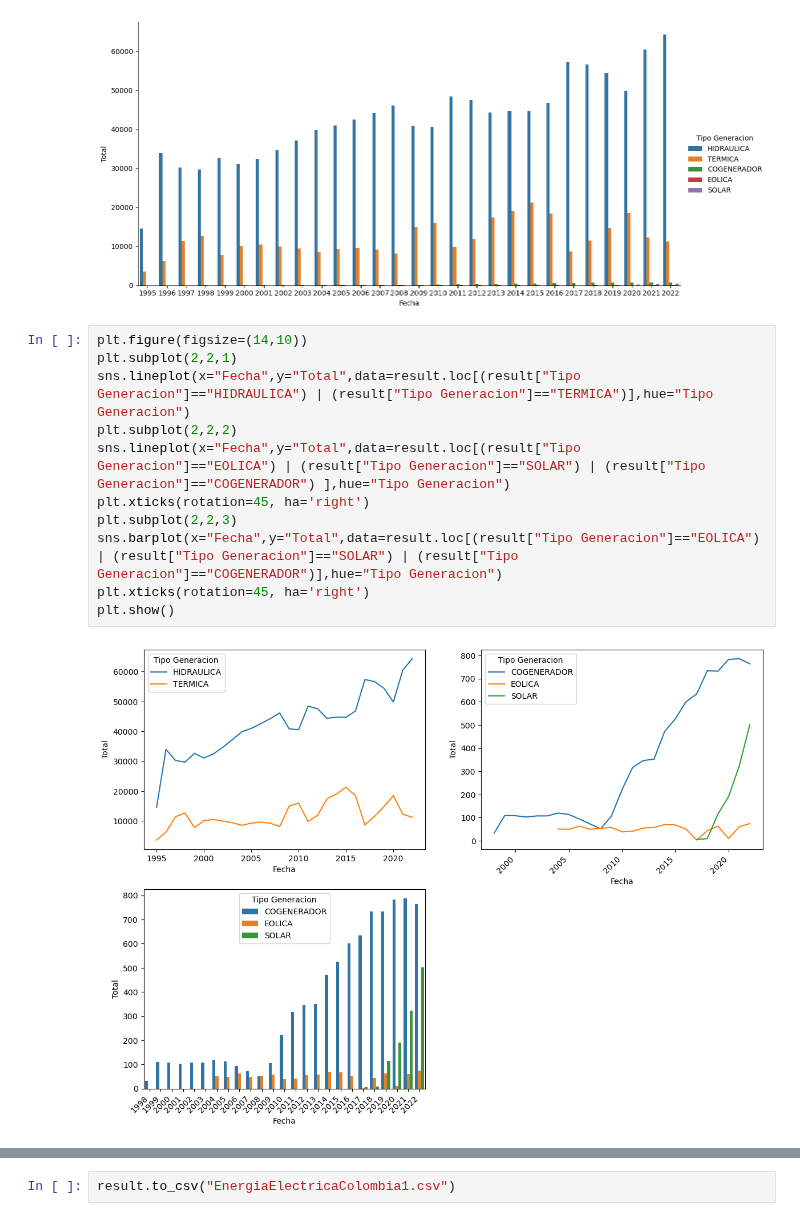
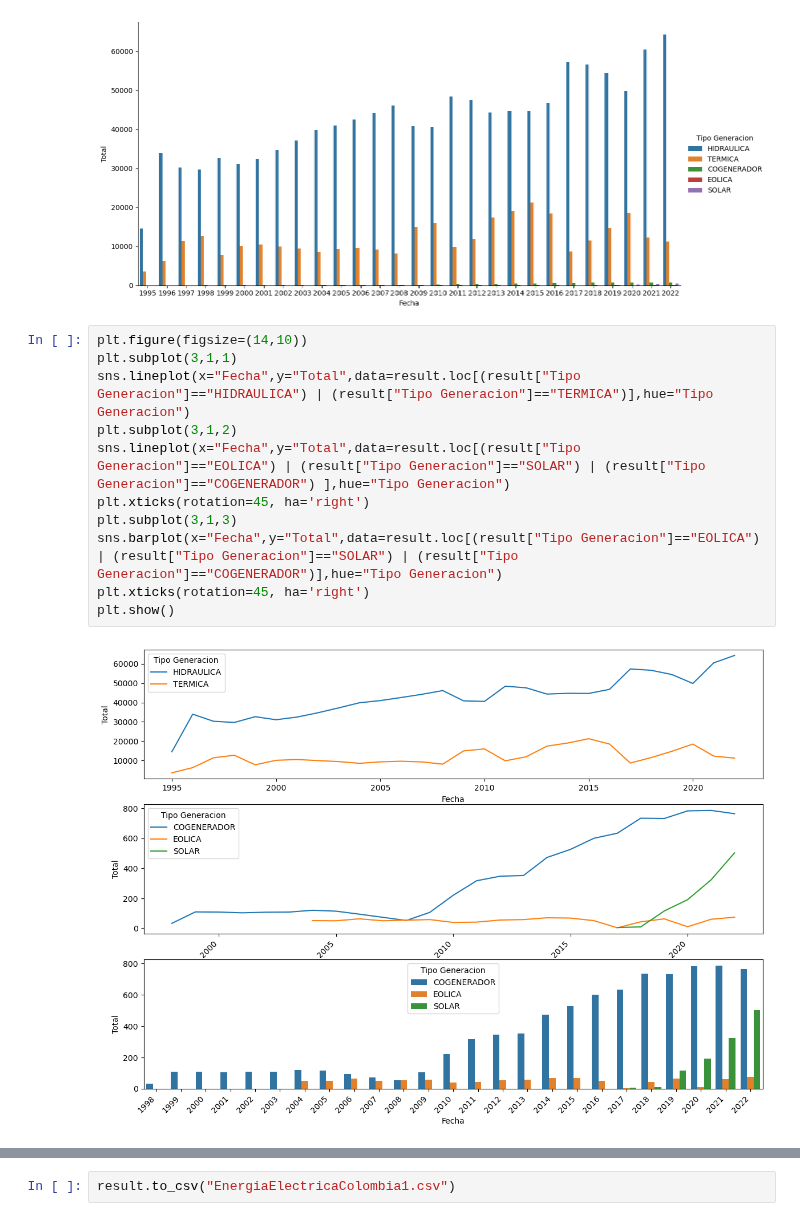
Before and after one commit to Mateoferrnandez/Projects, a Jupyter notebook: Personal Projects/Generacion electrica en Colombia/Dtacleaning.ipynb, the cells around one changed output, grey strips where cells are left out. Drawn from its saved outputs; the diff is of its cells as text.

```diff
--- a/Personal Projects/Generacion electrica en Colombia/Dtacleaning.ipynb
+++ b/Personal Projects/Generacion electrica en Colombia/Dtacleaning.ipynb
@@ -455,17 +408,17 @@ sns.catplot( data=result, kind="bar", x="Fecha", y="Total", hue="Tipo Generacion
 [figure]
 # %%
 plt.figure(figsize=(14,10))
-plt.subplot(2,2,1)
+plt.subplot(3,1,1)
 sns.lineplot(x="Fecha",y="Total",data=result.loc[(result["Tipo Generacion"]=="HIDRAULICA") | (result["Tipo Generacion"]=="TERMICA")],hue="Tipo Generacion")
-plt.subplot(2,2,2)
+plt.subplot(3,1,2)
 sns.lineplot(x="Fecha",y="Total",data=result.loc[(result["Tipo Generacion"]=="EOLICA") | (result["Tipo Generacion"]=="SOLAR") | (result["Tipo Generacion"]=="COGENERADOR") ],hue="Tipo Generacion")
 plt.xticks(rotation=45, ha='right')
-plt.subplot(2,2,3)
+plt.subplot(3,1,3)
 sns.barplot(x="Fecha",y="Total",data=result.loc[(result["Tipo Generacion"]=="EOLICA") | (result["Tipo Generacion"]=="SOLAR") | (result["Tipo Generacion"]=="COGENERADOR")],hue="Tipo Generacion")
 plt.xticks(rotation=45, ha='right')
 plt.show()
 # %% [output]
-[figure, old version]
+[figure, new version]
 # %%
 result=result.pivot(index="Fecha",columns='Tipo Generacion',values='Total')
 result=result.replace(np.nan,0)
```
Also changed, not shown: parts of 19 cells of this notebook, 2 other files.
